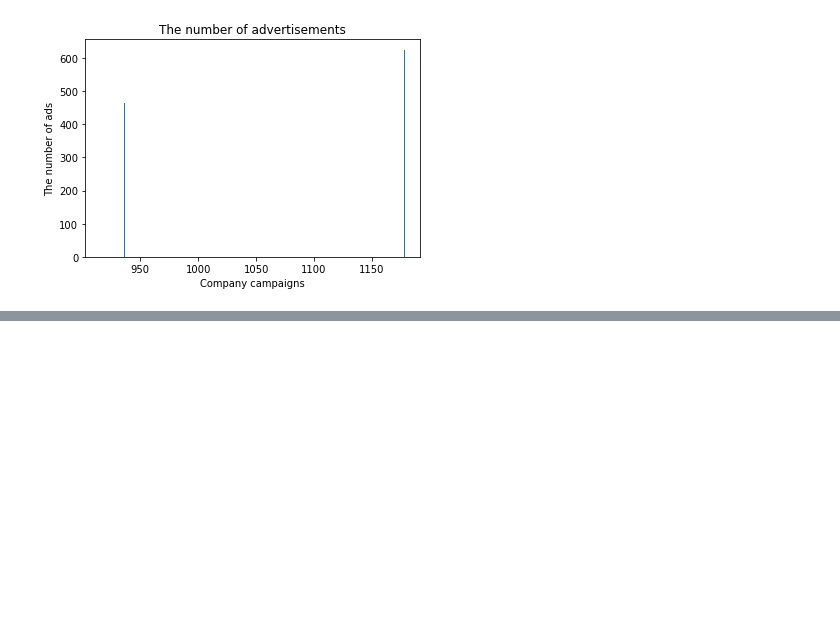
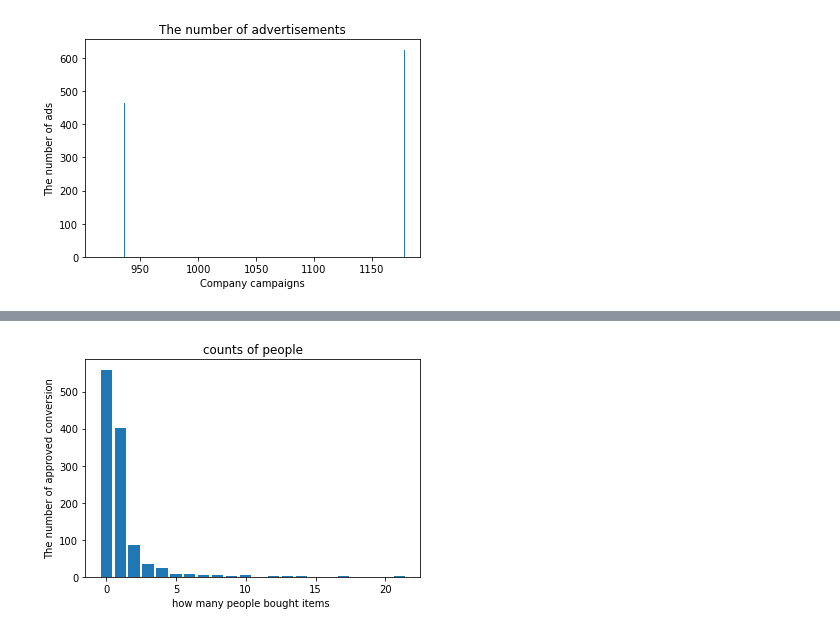
Before and after one commit to sthurstone/Return-Rate-Researchers---Project-I, a Jupyter notebook: KAG_Coversion_data_Analysis.ipynb, the cells around one changed output, grey strips where cells are left out. Cells and saved outputs as stored; diff of their text form; code cells hidden in the pictures; blank space fills up the shorter version.

```diff
--- a/KAG_Coversion_data_Analysis.ipynb
+++ b/KAG_Coversion_data_Analysis.ipynb
@@ -98,0 +157,10 @@ plt.show();
+# %%
+#  Total number of people who bought the product after seeing the ad.
+Approved = conversion_data['Approved_Conversion'].value_counts()
+plt.bar(Approved.index.values, Approved.values)
+plt.xlabel('how many people bought items ')
+plt.ylabel('The number of approved conversion')
+plt.title('counts of people')
+plt.show();
+# %% [output]
+[figure, added]
```
Also changed, not shown: parts of 11 cells of this notebook.
